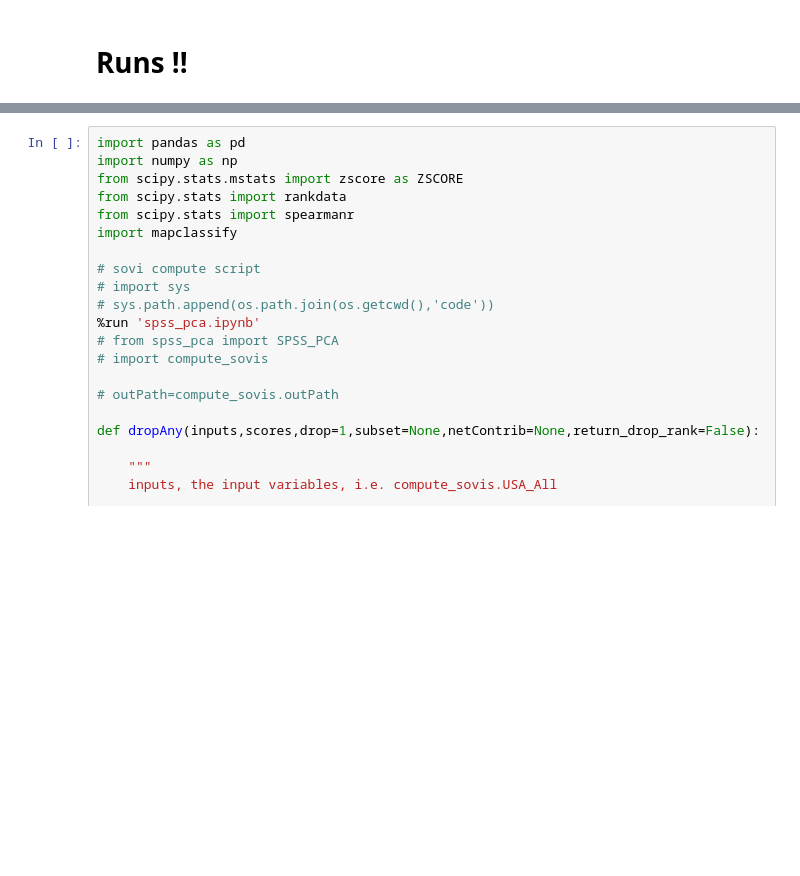
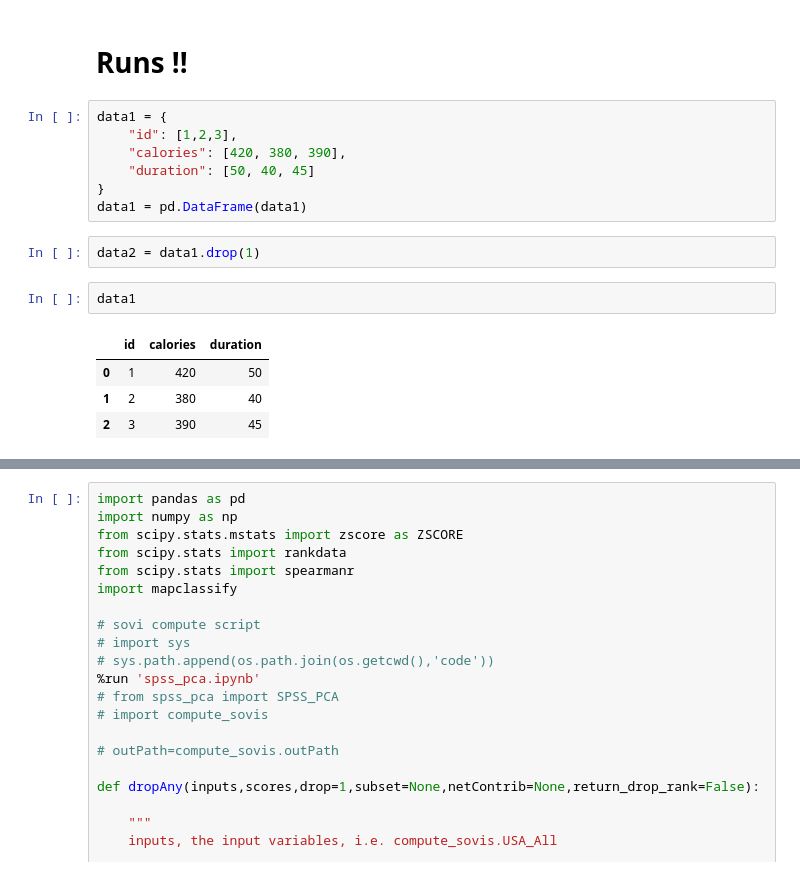
Before and after one commit to HEGSRR/RPl-Spielman-2020, a Jupyter notebook: procedure/code/drop1_place.ipynb, the cells around one changed output, grey strips where cells are left out. Saved outputs shown, nothing was run; the diff lists cells and outputs as text; blank space fills up the shorter version.

```diff
--- a/procedure/code/drop1_place.ipynb
+++ b/procedure/code/drop1_place.ipynb
@@ -1,2 +1,18 @@
 # %% [markdown]
 # Runs !!
+# %%
+data1 = {
+    "id": [1,2,3],
+    "calories": [420, 380, 390],
+    "duration": [50, 40, 45]
+}
+data1 = pd.DataFrame(data1)
+# %%
+data2 = data1.drop(1)
+# %%
+data1
+# %% [output]
+|  | id | calories | duration |
+| 0 | 1 | 420 | 50 |
+| 1 | 2 | 380 | 40 |
+| 2 | 3 | 390 | 45 |
```
Also changed, not shown: parts of 1 cell of this notebook, 11 other files.
